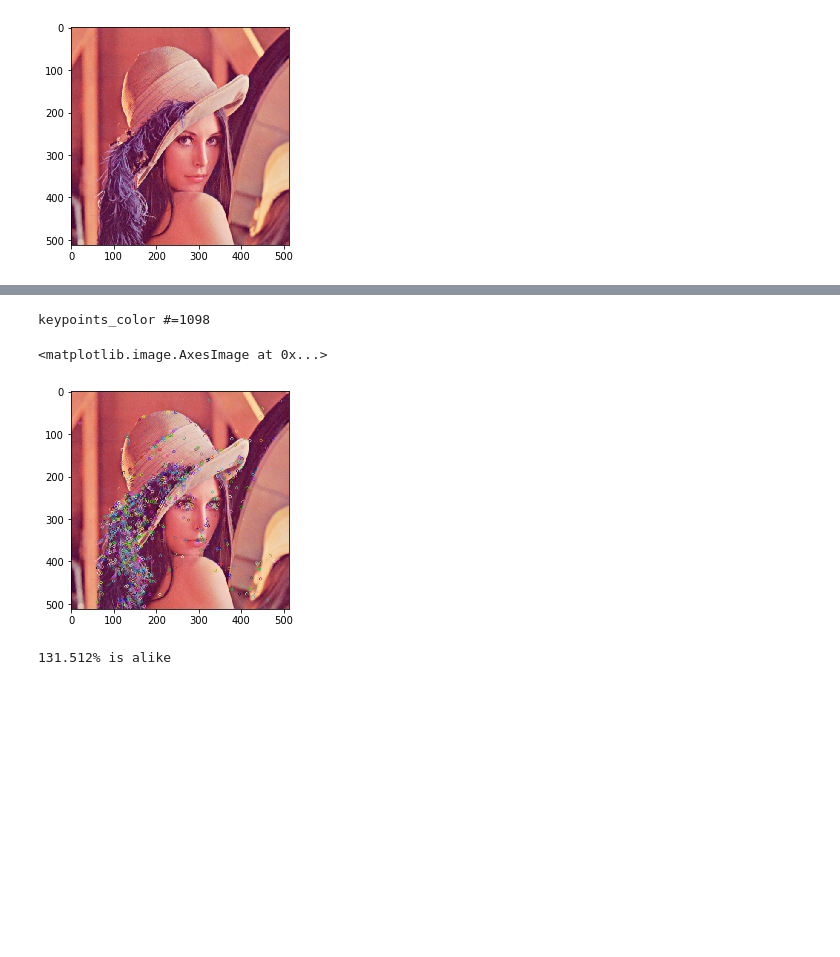
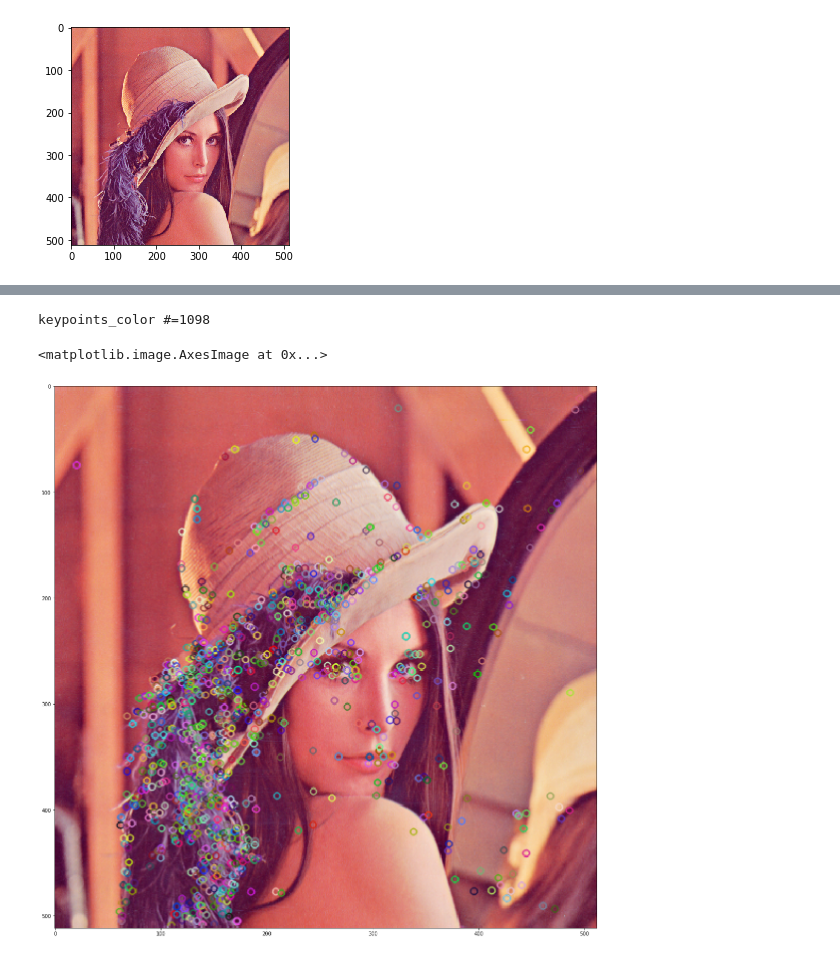
Before and after one commit to flyhead30042/CV100, a Jupyter notebook: Day009_SIFT_HW.ipynb, the cells around one changed output, grey strips where cells are left out. Drawn from its saved outputs; the diff is of its cells as text; code cells hidden in the pictures; blank space fills up the shorter version.

```diff
--- a/Day009_SIFT_HW.ipynb
+++ b/Day009_SIFT_HW.ipynb
@@ -31,28 +31,12 @@ keypoints_grey #=1098
 # %%
 
 keypoints_color = sift.detect(img,None) # 抽取關鍵點
-img_show = cv2.drawKeypoints(img, keypoints,np.array([]))
+img_show = cv2.drawKeypoints(img, keypoints_color,np.array([]))
 print("keypoints_color #={}".format(len(keypoints_color)))
-figure = plt.figure(1)
+figure = plt.figure(2, figsize=(20,20))
 ax = figure.add_subplot(111)
 ax.imshow(cv2.cvtColor(img_show, cv2.COLOR_BGR2RGB))
 # %% [output]
 keypoints_color #=1098
 <matplotlib.image.AxesImage at 0x...>
-[figure, old version]
+[figure, new version]
-# %%
-pt_grey = [kp.pt for kp in keypoints_grey]
-pt_color = [kp.pt for kp in keypoints_color]
-
-like_count=0
-for i in range(len(keypoints_grey)):
-    for j in range(len(keypoints_color)):
-        dist_x = abs(keypoints_grey[i].pt[0]-keypoints_color[j].pt[0])
-        dist_y = abs(keypoints_grey[i].pt[1]-keypoints_color[j].pt[1])
-        if (dist_x + dist_y) <0.8:
-            like_count = like_count+1
-#             print("keypoints_grey[{}] is like keypoints_color[{}] w/ dist={}".format(i, j, dist_x+dist_y ))
-
-print("{:.3%} is alike".format(like_count/len(keypoints_grey)))
-# %% [output]
-131.512% is alike
```
Also changed, not shown: parts of 3 cells of this notebook.
